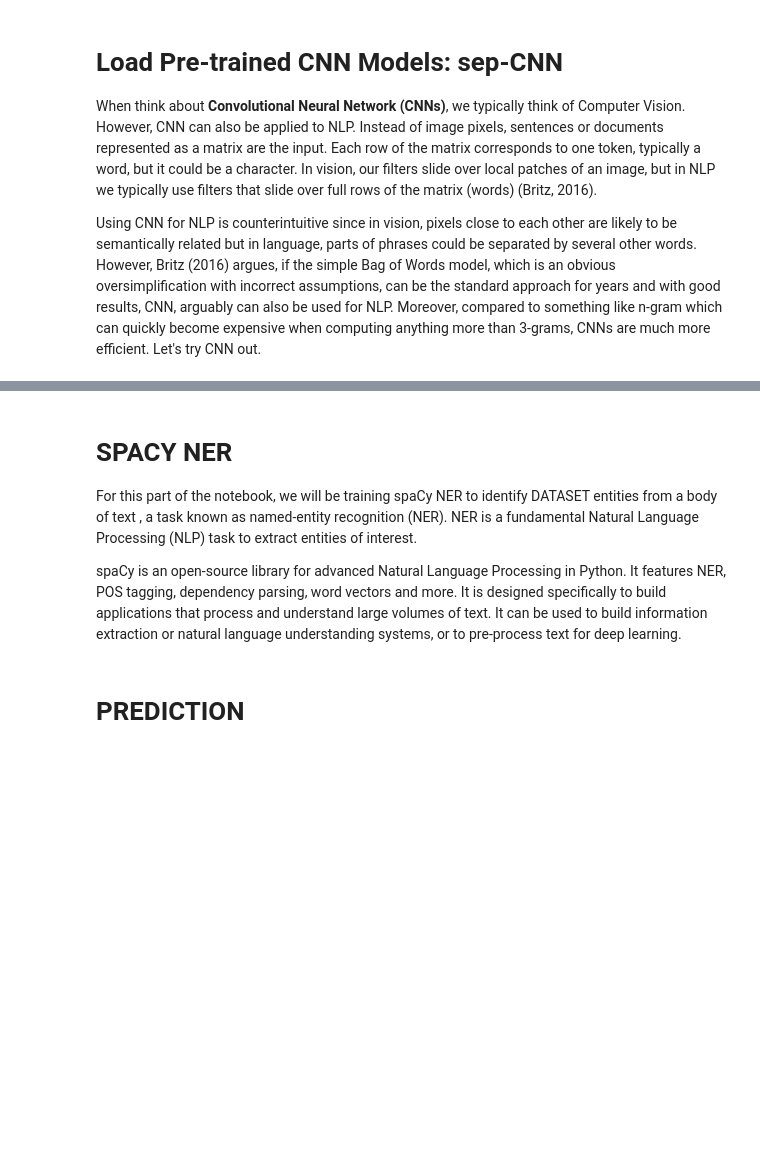
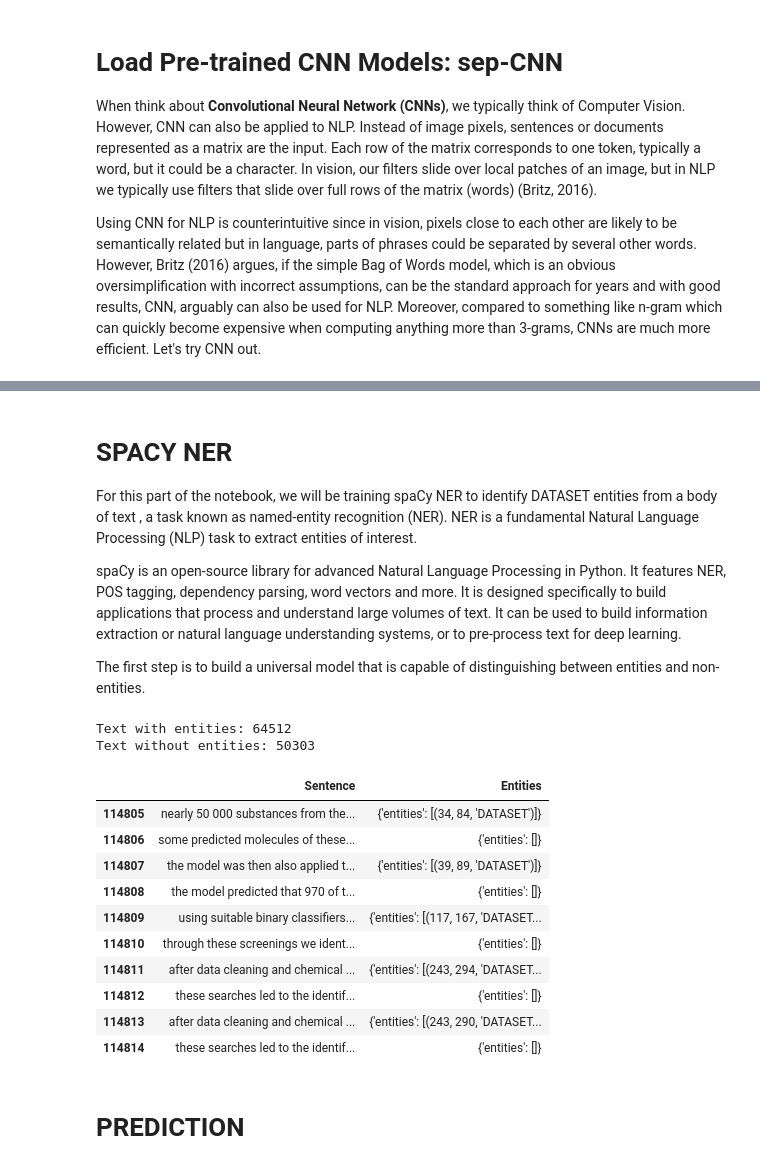
Before and after one commit to baotramduong/Portfolio_Project_NLP_Show_US_The_Data, a Jupyter notebook: Complete Capstone.ipynb, the cells around one changed output, grey strips where cells are left out. Saved outputs shown, nothing was run; the diff lists cells and outputs as text; code cells hidden in the pictures; blank space fills up the shorter version.

```diff
--- a/Complete Capstone.ipynb
+++ b/Complete Capstone.ipynb
@@ -969,6 +969,74 @@ print(sepcnn_result)
 For this part of the notebook, we will be training spaCy NER to identify DATASET entities from a body of text , a task known as named-entity recognition (NER). NER is a fundamental Natural Language Processing (NLP) task to extract entities of interest.
 
 spaCy is an open-source library for advanced Natural Language Processing in Python. It features NER, POS tagging, dependency parsing, word vectors and more. It is designed specifically to build applications that process and understand large volumes of text. It can be used to build information extraction or natural language understanding systems, or to pre-process text for deep learning.
+
+The first step is to build a universal model that is capable of distinguishing between entities and non-entities.
+# %%
+DATA = []
+ent_count = 0
+empty_count = 0
+
+for idx,row in tqdm(train.iterrows()):
+    pub = '../input/coleridgeinitiative-show-us-the-data/train/' + row.Id + '.json'
+    f = open(pub)
+    data = json.load(f)
+
+    balanced = False
+
+    sentences = [clean_text(sentence) for sentence in nltk.sent_tokenize(str(data))]
+    sentences = shorten_sentences(sentences) # make sentences short
+    sentences = [sentence for sentence in sentences if len(sentence) > 10] # only accept sentences with length > 10 chars
+
+    for sentence in sentences:
+
+        a = re.search(row.cleaned_label.lower(), sentence)
+        b = re.search(row.dataset_label.lower(), sentence)
+        c = re.search(row.dataset_title.lower(), sentence)
+
+        if  a != None:
+            DATA.append((sentence, {"entities":[(a.span()[0], a.span()[1], "DATASET")]}))
+            ent_count = ent_count + 1
+            balanced = True
+
+        elif b != None:
+            DATA.append((sentence, {"entities":[(b.span()[0], b.span()[1], "DATASET")]}))
+            ent_count = ent_count + 1
+            balanced = True
+
+        elif c != None:
+            DATA.append((sentence, {"entities":[(c.span()[0], c.span()[1], "DATASET")]}))
+            ent_count = ent_count + 1
+            balanced = True
+
+        else:
+            if balanced:
+                DATA.append((sentence, {'entities':[]}))
+                empty_count = empty_count + 1
+                balanced = False
+
+print('Text with entities:', ent_count)
+print('Text without entities:', empty_count)
+# %% [output]
+Text with entities: 64512
+Text without entities: 50303
+# %%
+train_df = pd.DataFrame(DATA)
+train_df = train_df.rename({0: 'Sentence', 1: 'Entities'}, axis = 1)
+
+#review
+train_df.tail(10)
+# %% [output]
+|  | Sentence | Entities |
+| 114805 | nearly 50 000 substances from the... | {'entities': [(34, 84, 'DATASET')]} |
+| 114806 | some predicted molecules of these... | {'entities': []} |
+| 114807 | the model was then also applied t... | {'entities': [(39, 89, 'DATASET')]} |
+| 114808 | the model predicted that 970 of t... | {'entities': []} |
+| 114809 | using suitable binary classifiers... | {'entities': [(117, 167, 'DATASET... |
+| 114810 | through these screenings we ident... | {'entities': []} |
+| 114811 | after data cleaning and chemical ... | {'entities': [(243, 294, 'DATASET... |
+| 114812 | these searches led to the identif... | {'entities': []} |
+| 114813 | after data cleaning and chemical ... | {'entities': [(243, 290, 'DATASET... |
+| 114814 | these searches led to the identif... | {'entities': []} |
 # %%
 #load spaCy model
 filename = '../input/k/baotramduong/coleridge-initiative-spacy-ner/dataset_entity_extractor.p'
```
Also changed, not shown: parts of 11 cells of this notebook.
